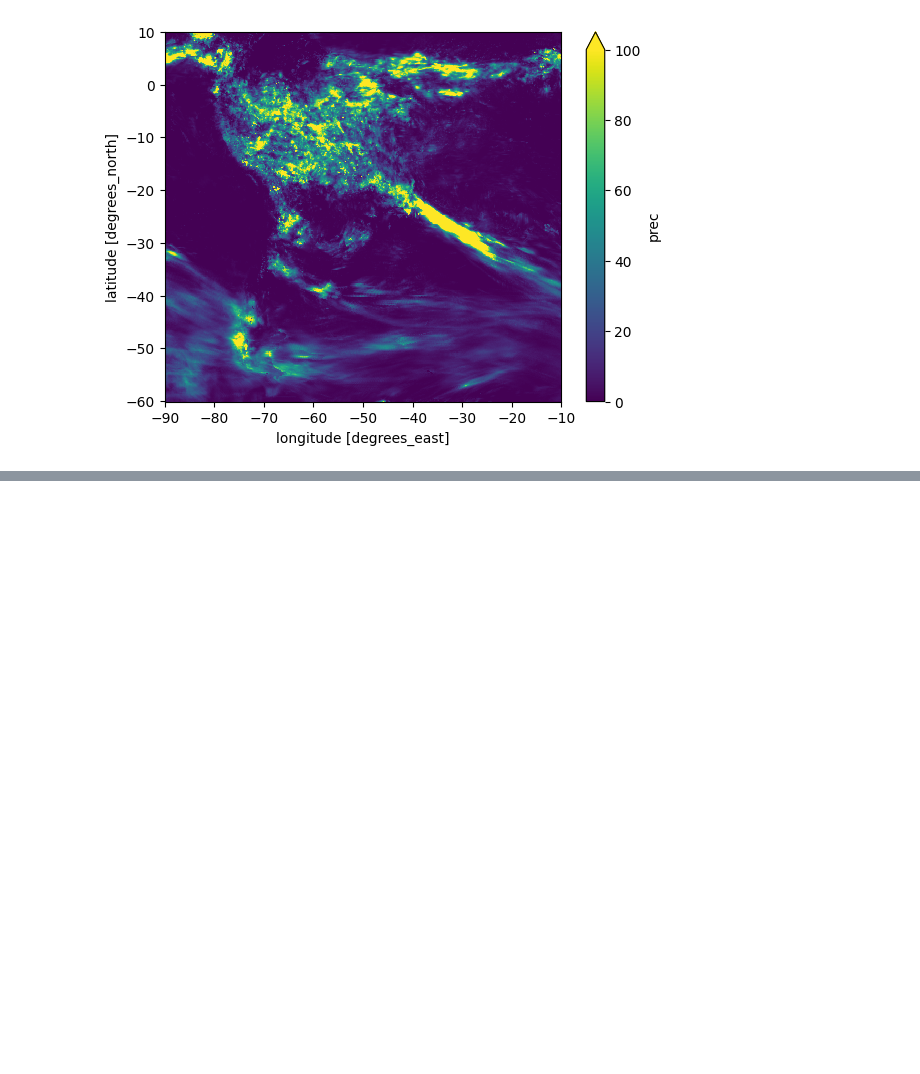
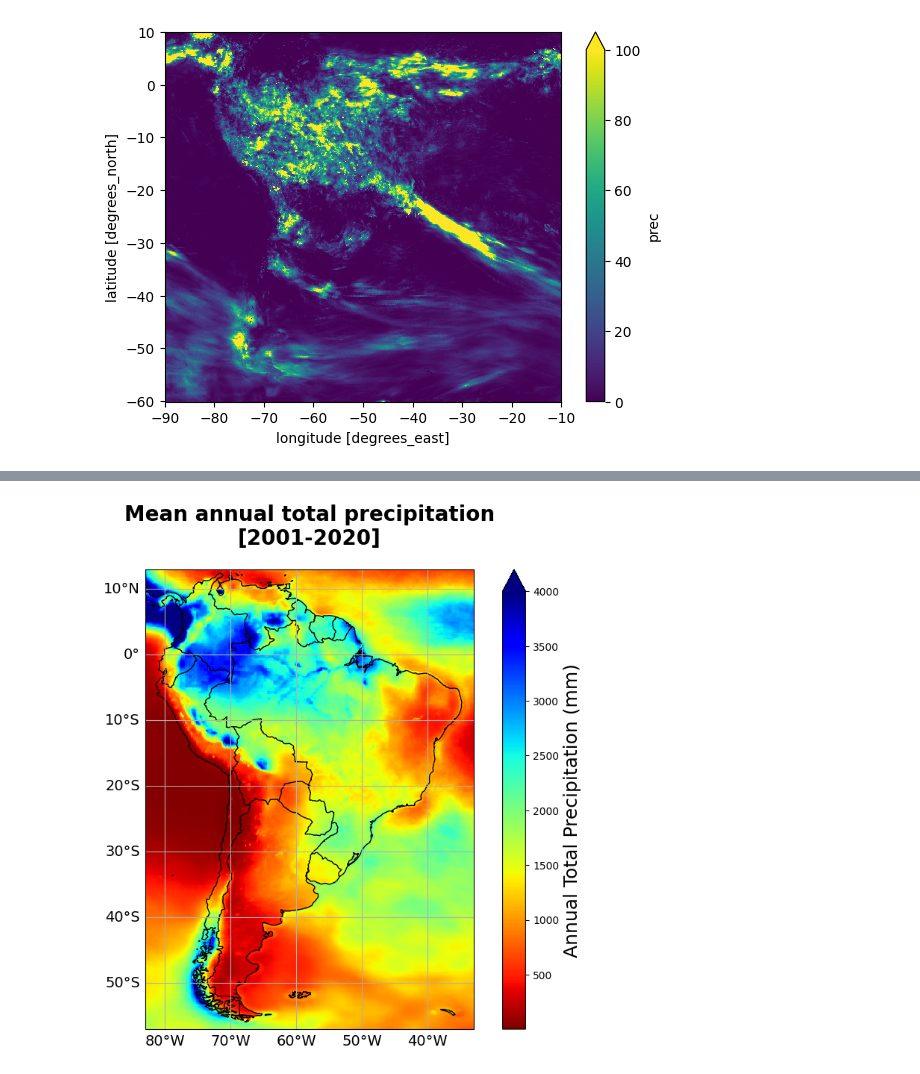
Before and after one commit to RonaldRN/Monitorias_IAG-USP, a Jupyter notebook: Meteorologia-Sinotica-III/2025/Climatology_IMERG_Final_Run.ipynb, the cells around one changed output, grey strips where cells are left out. Saved outputs shown, nothing was run; the diff lists cells and outputs as text; code cells hidden in the pictures; blank space fills up the shorter version.

```diff
--- a/Meteorologia-Sinotica-III/2025/Climatology_IMERG_Final_Run.ipynb
+++ b/Meteorologia-Sinotica-III/2025/Climatology_IMERG_Final_Run.ipynb
@@ -454,0 +617,6 @@ Coordinates:
+# %%
+# @title ## <font color='#002883'> Calculando a climatologia da precipitação total anual <font>
+%%capture
+
+ds_prec_imerg_anual_clima = ds_prec_imerg_anual.mean('year')
+ds_prec_imerg_anual_clima
@@ -533,0 +646,76 @@ plt.show()
+# %%
+# @title ## <font color='#002883'> Plot simples da climatologia da precipitação total anual <font>
+%%capture
+
+# Criar a figura e o eixo com projeção
+fig, ax = plt.subplots(figsize=(10,8), subplot_kw={'projection':ccrs.PlateCarree()})
+
+from matplotlib.colors import BoundaryNorm, ListedColormap
+
+lat_min = -57 #-57.05 # Latitude mínima do plot
+lat_max = 13  #12.95  # LAtitude máxima do plot
+lon_min = -83 #-82.95 # Longitude mínima do plot
+lon_max = -33 #-32.95 # Longitude máxima do plot
+
+ds_prec_imerg_anual_clima = ds_prec_imerg_anual_clima.sel(lat=slice(lat_min, lat_max),
+                                                          lon=slice(lon_min, lon_max))
+
+# Níveis desejados
+levels = [0, 100, 250,500, 1000, 1500, 2000, 2500, 3000, 3500, 4000]
+
+# Criar 11 cores (1 a mais do que len(levels)-1) para lidar com 'extend="both"'
+# Isso inclui cores para valores abaixo de -40 e acima de 40
+colors = [
+    '#081d58',  # para valores < -40
+    '#225ea8',  # -40 a -30
+    '#1d91c0',  # -30 a -20
+    '#41b6c4',  # -20 a -10
+    '#a1dab4',  # -10 a -0.5
+    '#fee8c8',  # 0.5 a 10
+    '#fdbb84',  # 10 a 20
+    '#fc8d59',  # 20 a 30
+    '#e34a33',  # 30 a 40
+    '#b30000',   # > 40
+    '#ffffff'  # -0.5 a 0.5 (cor branca)
+]
+
+# Criar o colormap e a normalização
+cmap_custom = ListedColormap(colors)
+norm = BoundaryNorm(boundaries=levels, ncolors=len(colors), extend='max')
+
+# Plotar os dados
+im = ds_prec_imerg_anual_clima.plot(
+    ax=ax,
+    x='lon',
+    y='lat',
+    vmax=4000,
+    cmap='jet_r',
+    #levels=levels,
+    #cmap=cmap_custom.reversed(),
+    #norm=norm,
+    #extend='max',
+    transform=ccrs.PlateCarree())
+
+# Adicionar feições geográficas
+ax.coastlines()  # Adiciona linhas costeiras
+ax.add_feature(cfeature.BORDERS, linestyle='-', edgecolor='black')  # Fronteiras de países
+ax.add_feature(cfeature.LAND, facecolor='lightgray', alpha=0.5)  # Terra com cor cinza claro
+
+# Agregando linhas da grade
+gl = ax.gridlines(draw_labels = True)
+# Removendo os labels da grade do lado superior
+gl.top_labels = False
+# Removendo os labels da grade do lado direito
+gl.right_labels = False
+# Estabelendo o size dos labels no eixo X
+gl.xlabel_style = {'size': 14}
+# Estabelecendo o size dos labels no eixo Y
+gl.ylabel_style = {'size': 14}
+# Adicionar titulo
+ax.set_title('Mean annual total precipitation\n[2001-2020]', y=1.04,size=20, fontweight='bold', fontfamily='sans')
+# Configurando os labels da barra de cores e sua legenda
+im.colorbar.set_label('Annual Total Precipitation (mm)', fontsize=18)
+# Mostrar o mapa
+plt.show()
+# %% [output]
+[figure, added]
```
Also changed, not shown: parts of 73 cells of this notebook, 1 other file.
